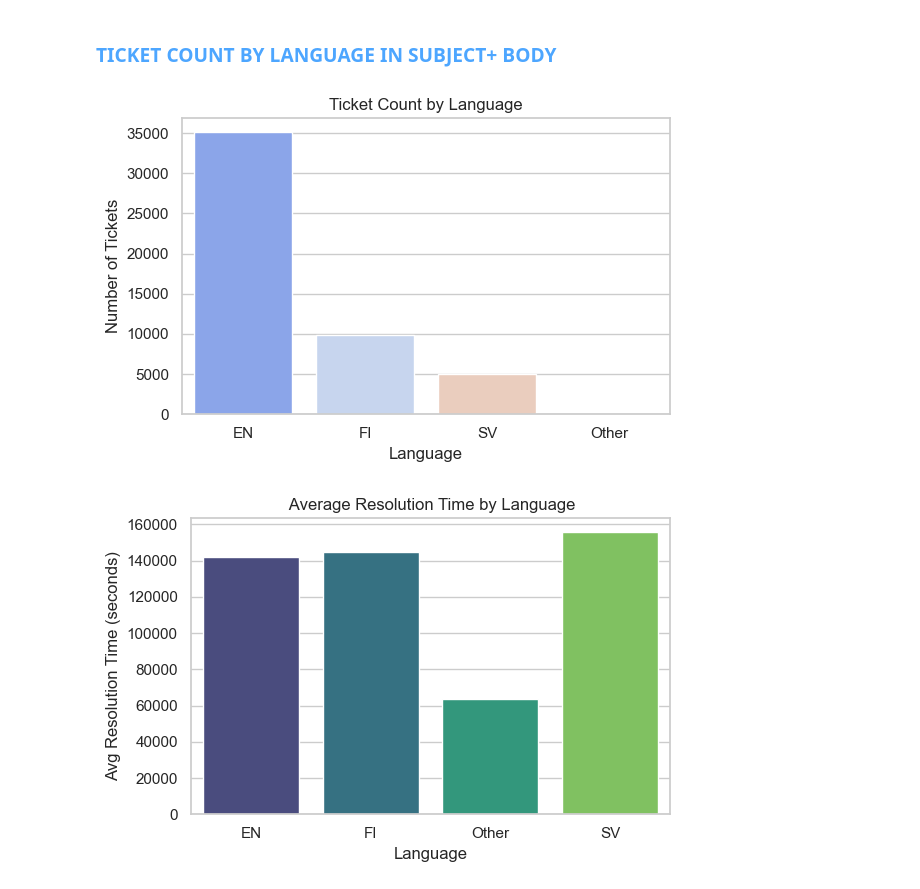
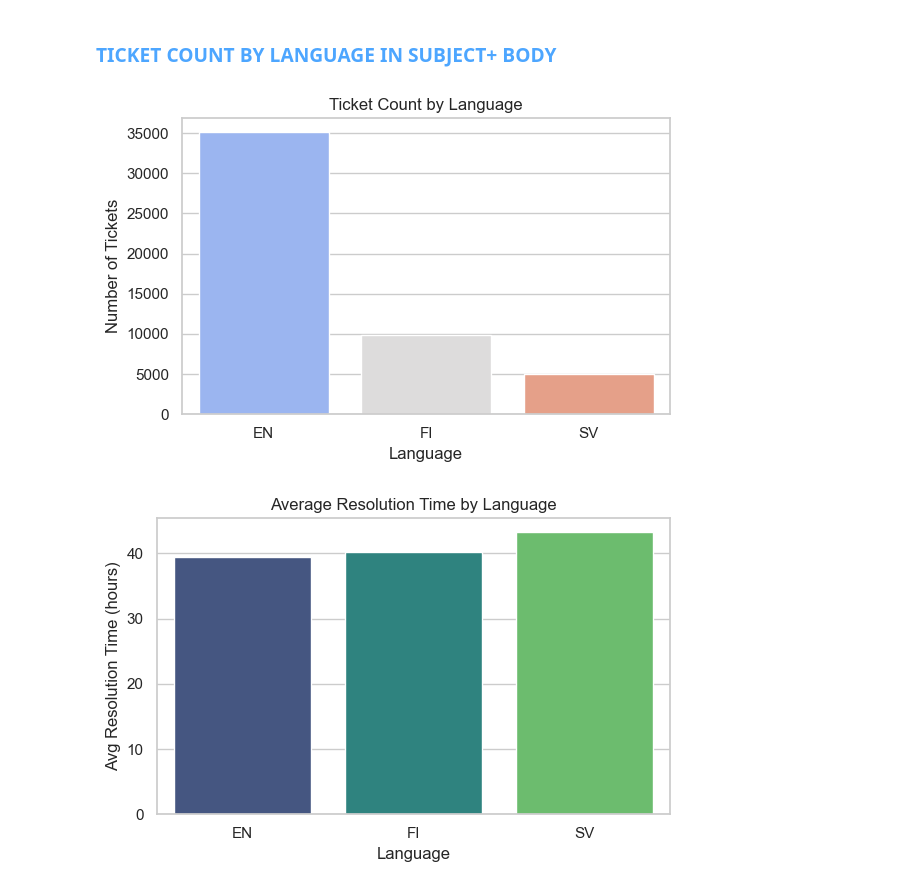
Before and after one commit to sachini-hewage/issue-ticket-clustering, a Jupyter notebook: notebooks/exploratory_data_analysis.ipynb, the cells around one changed output. Cells and saved outputs as stored; diff of their text form; code cells hidden in the pictures.

```diff
--- a/notebooks/exploratory_data_analysis.ipynb
+++ b/notebooks/exploratory_data_analysis.ipynb
@@ -212,13 +215,20 @@ display(df_system_perf)
 # %% [markdown]
 ### <span style="color:#4da6ff; font-weight:bold"> TICKET COUNT BY LANGUAGE IN SUBJECT+ BODY
 # %%
+from langdetect import detect
+import pandas as pd
+import seaborn as sns
+import matplotlib.pyplot as plt
+from sqlalchemy import text
 
+# Fetch tickets from DB
 query = text("""
     SELECT ticket_id, subject, body, resolution_time_s
     FROM tickets
 """)
 df = pd.read_sql(query, engine)
 
+# Detect language
 def detect_language(row):
     text_sample = str(row["subject"]) + " " + str(row["body"])
     try:
@@ -226,41 +236,53 @@ def detect_language(row):
         if lang.startswith("en"):
             return "EN"
         elif lang.startswith("fi"):
             return "FI"
         elif lang.startswith("sv"):
             return "SV"
         else:
             return "Other"
     except:
         return "Unknown"
 
 df["language"] = df.apply(detect_language, axis=1)
 
-# Ticket count per language
+# Keep only EN, FI, SV
+df = df[df["language"].isin(["EN", "FI", "SV"])]
+
+#Ticket count per language
 lang_counts = df["language"].value_counts().reset_index()
-lang_counts.columns = ["Language", "Ticket Count"]
+lang_counts.columns = ["language", "ticket_count"]
 
 plt.figure(figsize=(6,4))
-sns.barplot(data=lang_counts, x="Language", y="Ticket Count", palette="coolwarm")
+sns.barplot(
+    data=lang_counts,
+    x="language",
+    y="ticket_count",
+    palette="coolwarm"
+)
 plt.title("Ticket Count by Language")
 plt.xlabel("Language")
 plt.ylabel("Number of Tickets")
 plt.tight_layout()
 plt.show()
 
-# Average resolution time per language
+# Average resolution time per language (hours)
 df_res = df[df["resolution_time_s"].notnull()]
-
 avg_res_time = df_res.groupby("language")["resolution_time_s"].mean().reset_index()
-avg_res_time.columns = ["Language", "Avg Resolution Time (s)"]
+avg_res_time["avg_resolution_hours"] = avg_res_time["resolution_time_s"] / 3600
 
 plt.figure(figsize=(6,4))
-sns.barplot(data=avg_res_time, x="Language", y="Avg Resolution Time (s)", palette="viridis")
-plt.title(" Average Resolution Time by Language")
+sns.barplot(
+    data=avg_res_time,
+    x="language",
+    y="avg_resolution_hours",
+    palette="viridis"
+)
+plt.title("Average Resolution Time by Language")
 plt.xlabel("Language")
-plt.ylabel("Avg Resolution Time (seconds)")
+plt.ylabel("Avg Resolution Time (hours)")
 plt.tight_layout()
 plt.show()
 # %% [output]
-[figure, old version]
+[figure, new version]
-[figure, old version]
+[figure, new version]
```
Also changed, not shown: parts of 4 cells of this notebook, 3 other files.
